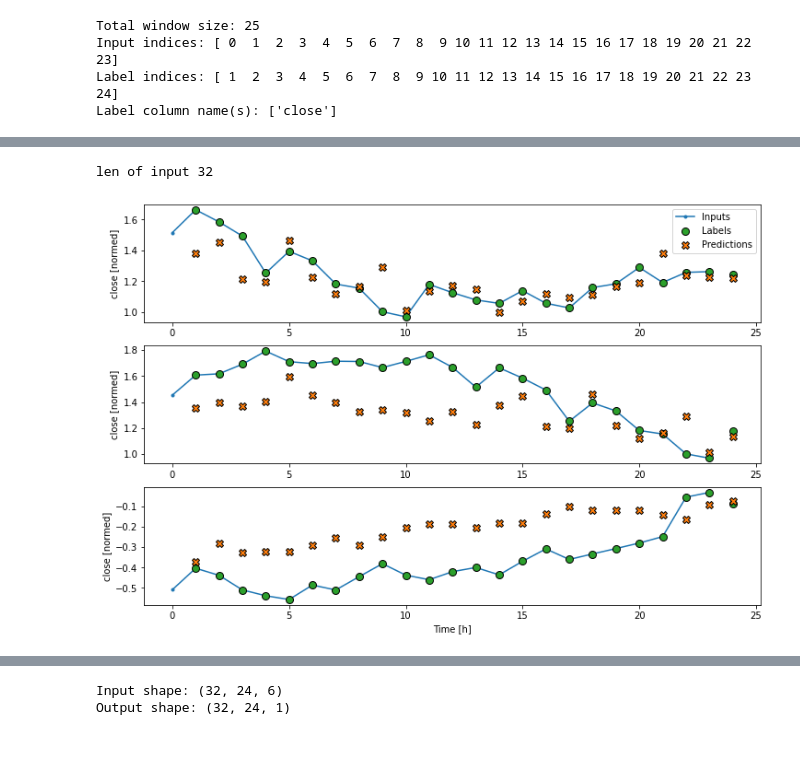
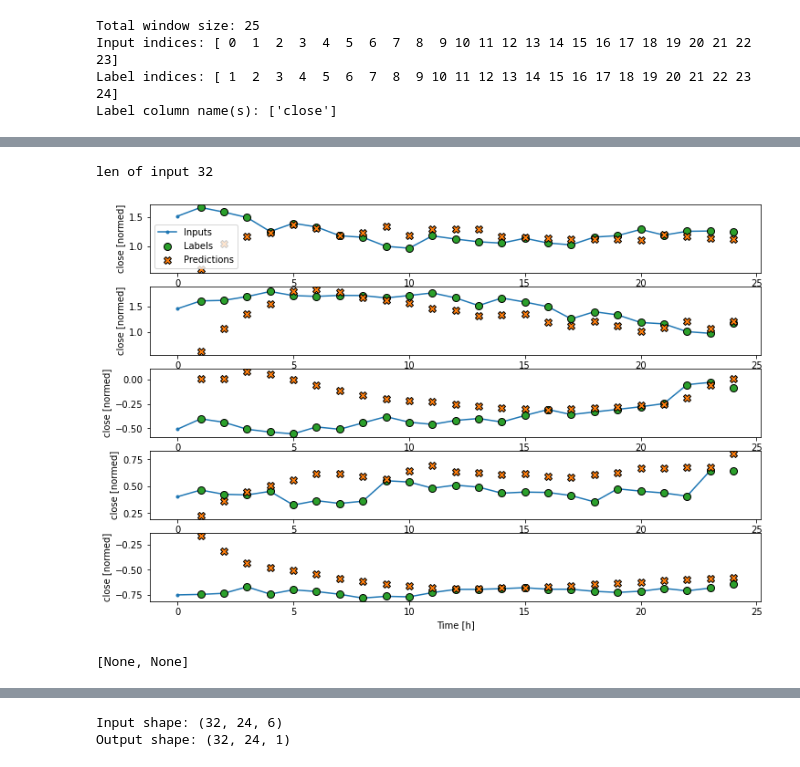
Before and after one commit to thangducle/ts_pred_viz, a Jupyter notebook: coincheck_watch.ipynb, the cells around one changed output, grey strips where cells are left out. Cells and saved outputs as stored; diff of their text form; code cells hidden in the pictures.

```diff
--- a/coincheck_watch.ipynb
+++ b/coincheck_watch.ipynb
@@ -174,6 +163,14 @@ linear = tf.keras.Sequential([
     # Shape: (outputs) => (1, outputs)
     # tf.keras.layers.Reshape([1, -1]),
 ])
+
+lstm_model = tf.keras.models.Sequential([
+    # Shape [batch, time, features] => [batch, time, lstm_units]
+    tf.keras.layers.LSTM(32, return_sequences=True),
+    # Shape => [batch, time, features]
+    tf.keras.layers.Dense(units=1)
+])
+
 
 # training setting
 
@@ -220,7 +215,11 @@ Epoch 18/20
 # %%
-wide_window.plot(linear)
+wide_window.plot(lstm_model, max_subplots=5)
 # %% [output]
 len of input 32
-[figure, old version]
+[figure, new version]
+# %%
+lstm_model.layers[0].states
+# %% [output]
+[None, None]
 # %%
 plt.bar(x = range(len(train_df.columns)),
```
Also changed, not shown: parts of 6 cells of this notebook, 1 other file.
